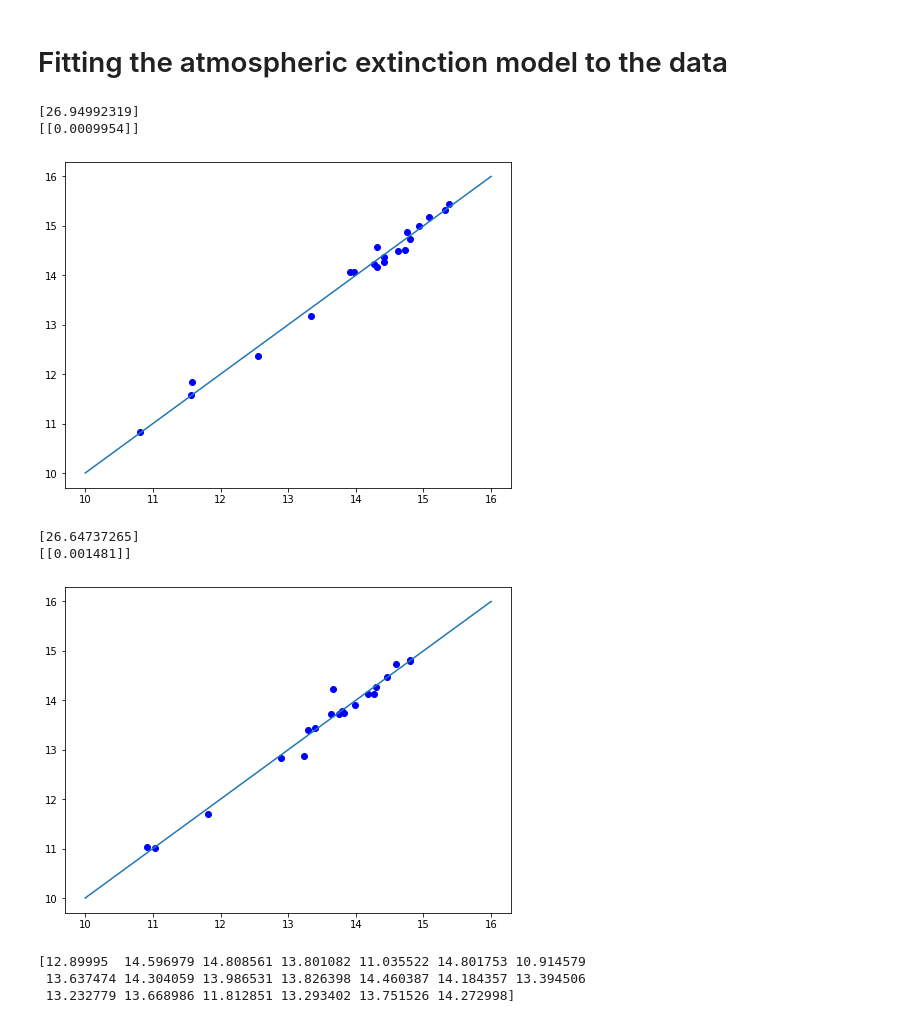
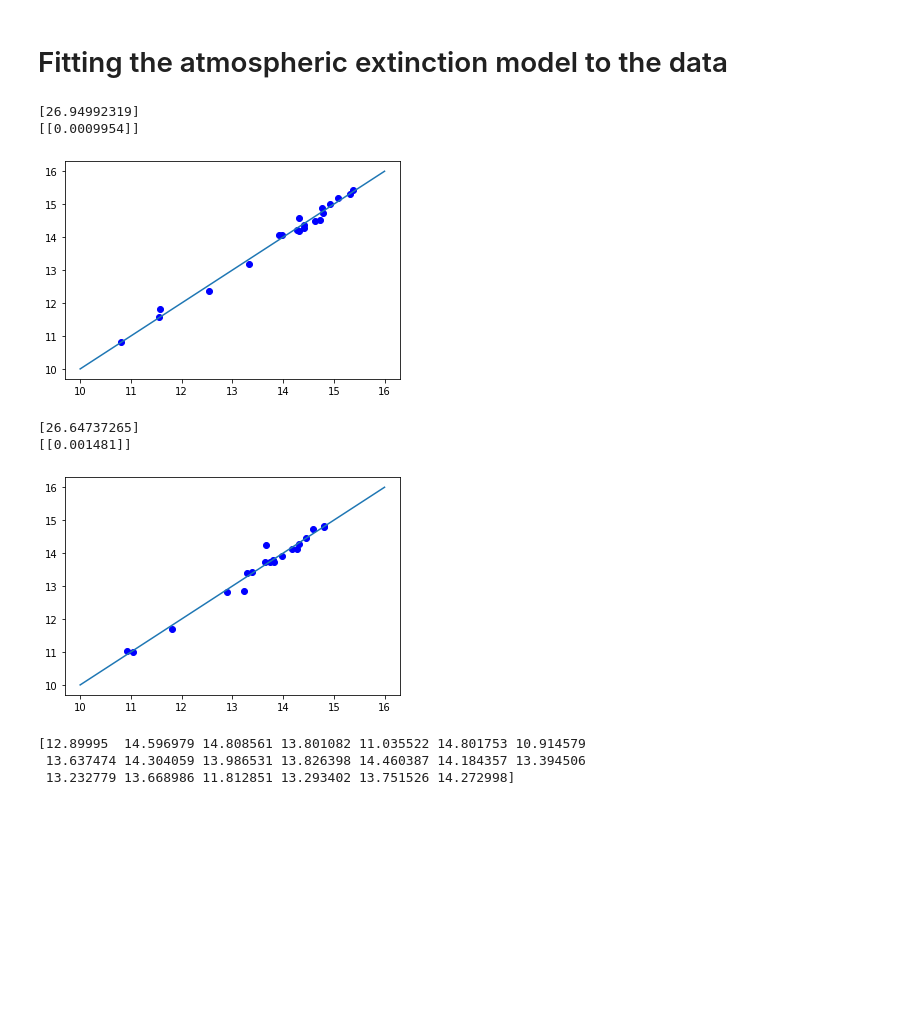
Before and after one commit to BartOuwehand/BRPJ0600, a Jupyter notebook: testfile4.ipynb, the cells around one changed output. Cells and saved outputs as stored; diff of their text form; code cells hidden in the pictures; blank space fills up the shorter version.

```diff
--- a/testfile4.ipynb
+++ b/testfile4.ipynb
@@ -270,38 +270,37 @@ plt.show()
 # %%
 # calculating guess for zeropoint:
 def linear(x,b):
     return x+b
 
 # Convert the fluxes to 'magnitudes' with mx = -2.5*log_10(Flux)
 mx = {}
 mmx = {}
 for f in filt:
     mx[f] = -2.5*np.log10(flux[f])
     tmp = []
     for s in range(N_stars):
         nonNaN = np.isnan(mx[f][:,s]) == False
         mm = np.mean(mx[f][:,s][nonNaN])
         tmp.append(mm)
     mmx[f] = np.array(tmp)
 
 x = np.linspace(10,16,100)
 for f in filt2:
     popt, pcov = optimize.curve_fit(linear, mmx[f], gaia_mag[f])
     print (popt)
     print (pcov)
 
-    plt.figure(figsize=(8,6))
     plt.scatter(gaia_mag[f],mmx[f]+popt,c='b')
     plt.plot(x,x)
     plt.show()
 print (gaia_mag[f])
 # %% [output]
 [26.94992319]
 [[0.0009954]]
-[figure, old version]
+[figure, new version]
 [26.64737265]
 [[0.001481]]
-[figure, old version]
+[figure, new version]
 [12.89995  14.596979 14.808561 13.801082 11.035522 14.801753 10.914579
  13.637474 14.304059 13.986531 13.826398 14.460387 14.184357 13.394506
  13.232779 13.668986 11.812851 13.293402 13.751526 14.272998]
```
Also changed, not shown: parts of 11 cells of this notebook.
